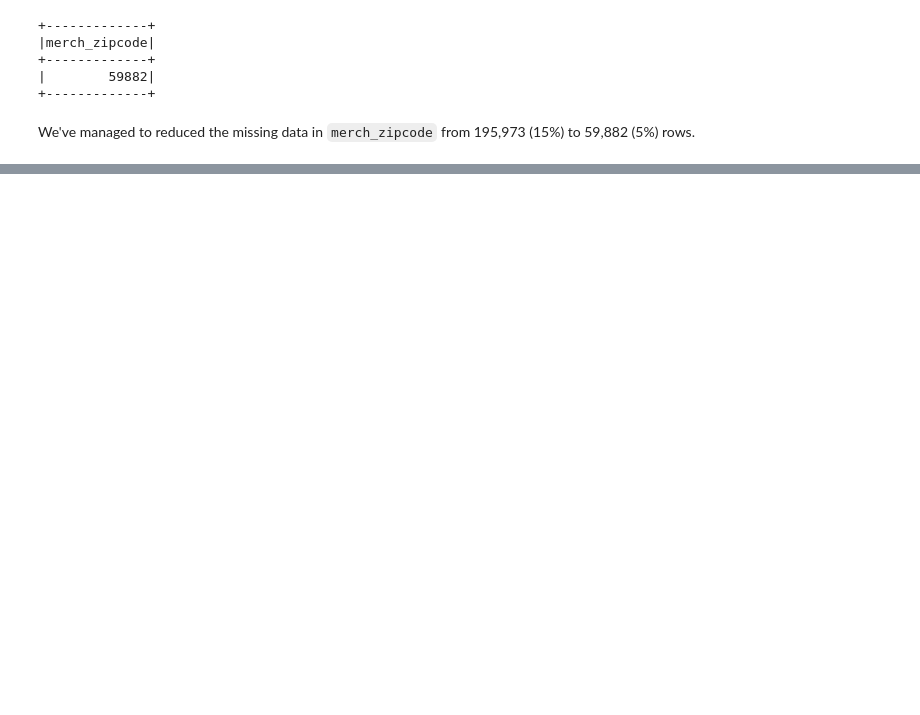
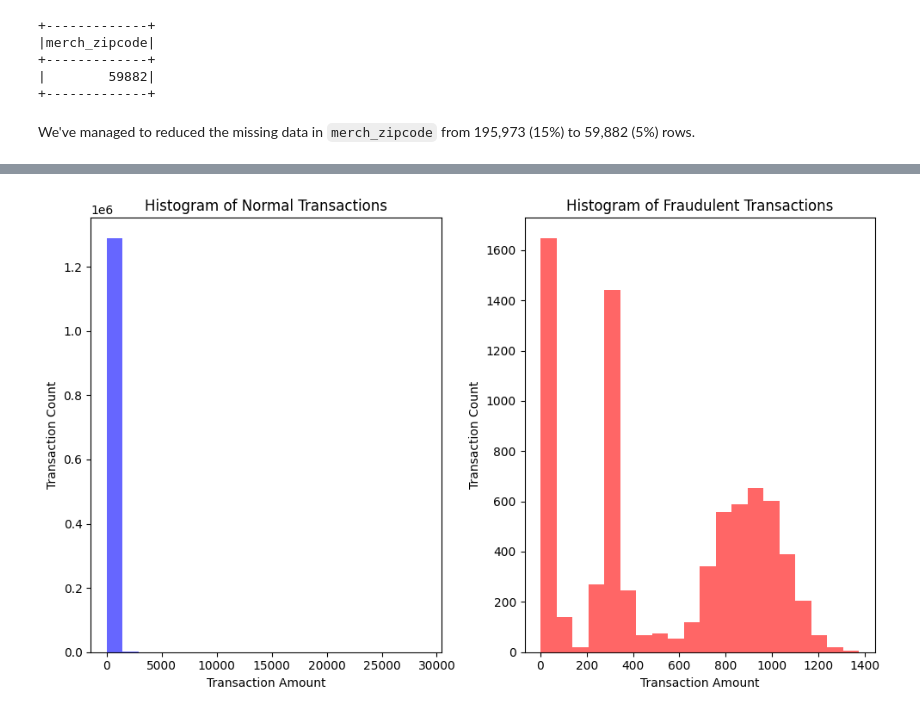
Before and after one commit to ApostropheArif/paynet-analyse-cc-data, a Jupyter notebook: src/EDA.ipynb, the cells around one changed output, grey strips where cells are left out. Drawn from its saved outputs; the diff is of its cells as text; code cells hidden in the pictures; blank space fills up the shorter version.

Commit message:
Added comparisons between type of transactions based on amount, categories and time of day

```diff
--- a/src/EDA.ipynb
+++ b/src/EDA.ipynb
@@ -802,0 +614,4 @@ only showing top 20 rows
+# %%
+normal_transactions = anonymised_cc_data.filter(col('is_fraud') == 0)
+fraud_transactions = anonymised_cc_data.filter(col('is_fraud') == 1)
+fraud_transactions.limit(10).show(truncate=False)
@@ -802,0 +658,19 @@ only showing top 20 rows
+# %%
+normal_transactions_amount = normal_transactions.select('amount').toPandas()
+fraud_transactions_amount = fraud_transactions.select('amount').toPandas()
+
+fig, ax = plt.subplots(nrows=1, ncols=2, figsize=(10, 6))
+ax[0].hist(normal_transactions_amount['amount'], bins=20, color='blue', alpha=0.6)
+ax[0].set_title('Histogram of Normal Transactions')
+ax[0].set_xlabel('Transaction Amount')
+ax[0].set_ylabel('Transaction Count')
+
+ax[1].hist(fraud_transactions_amount['amount'], bins=20, color='red', alpha=0.6)
+ax[1].set_title('Histogram of Fraudulent Transactions')
+ax[1].set_xlabel('Transaction Amount')
+ax[1].set_ylabel('Transaction Count')
+
+plt.tight_layout()
+plt.show()
+# %% [output]
+[figure, added]
```
Also changed, not shown: parts of 51 cells of this notebook.
